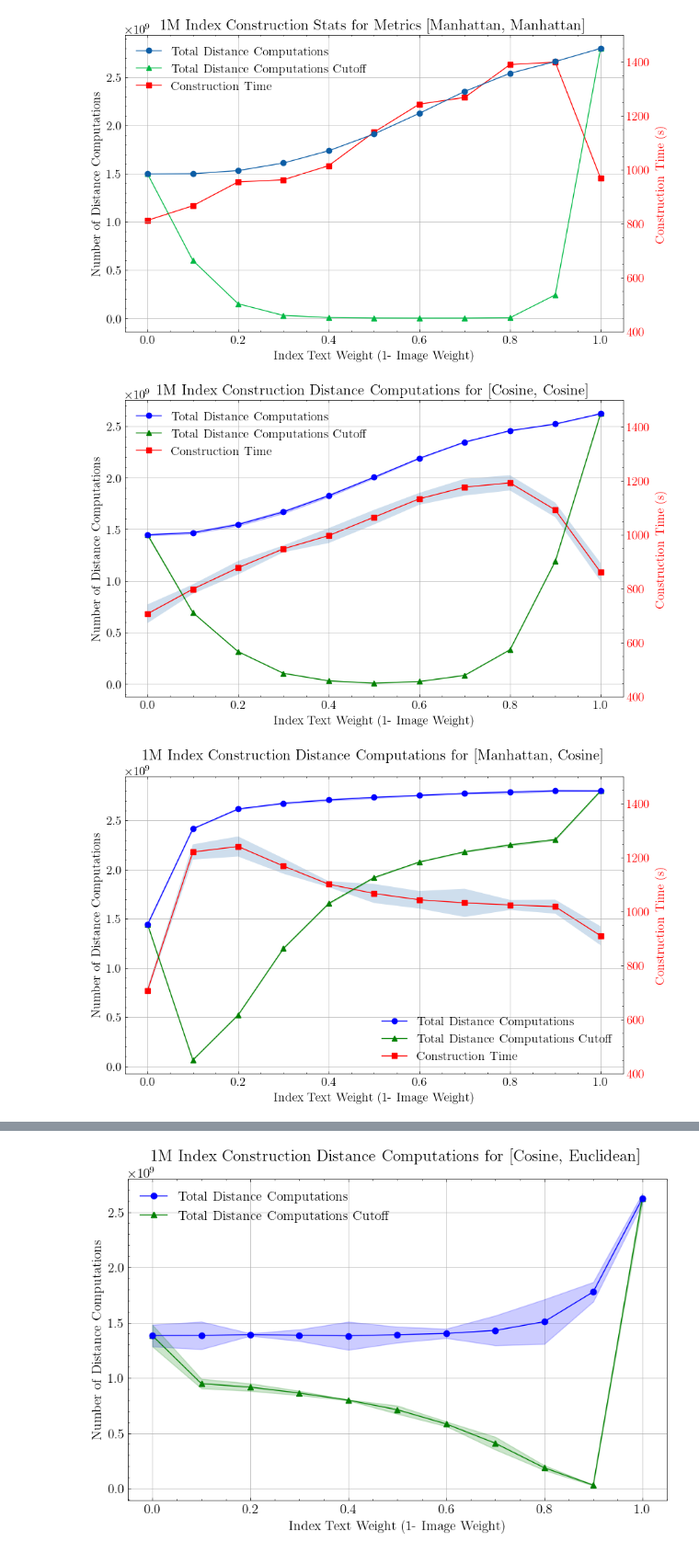
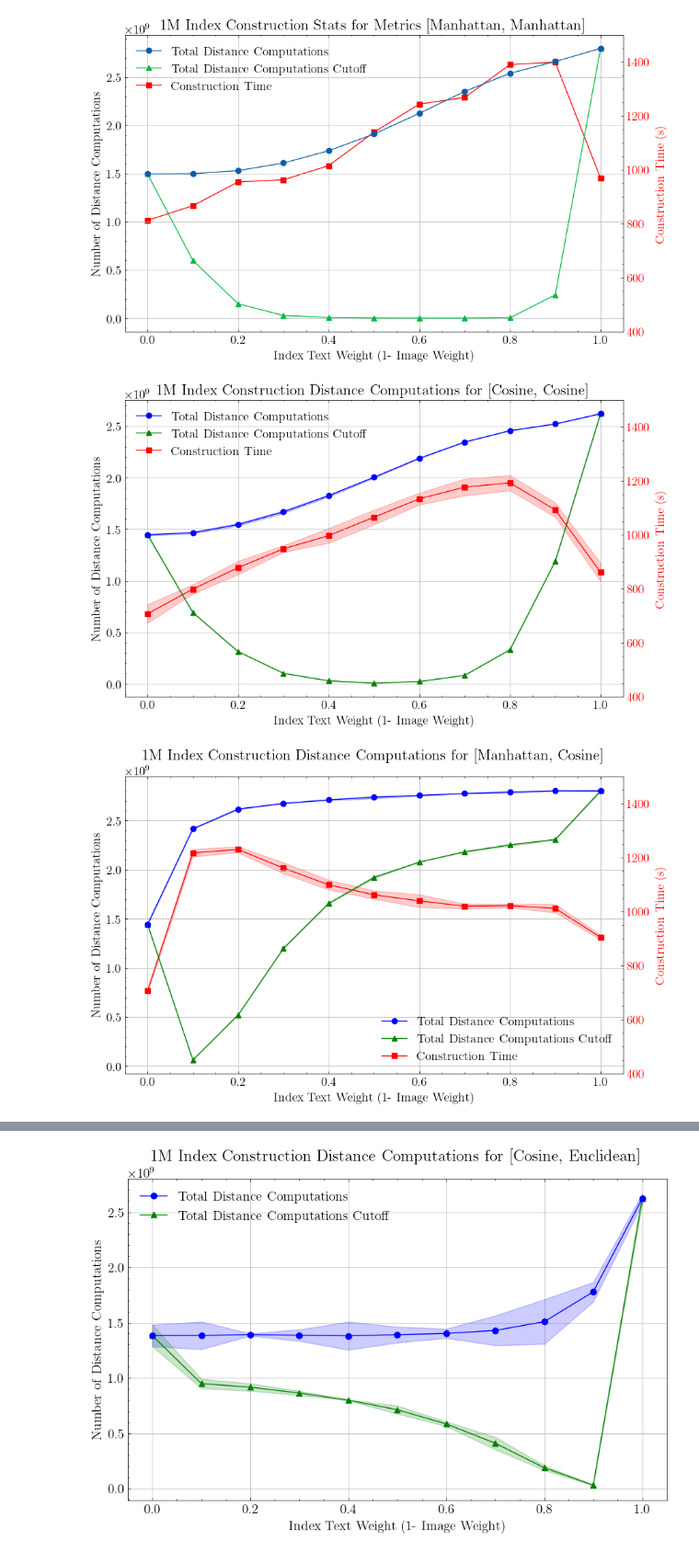
Before and after one commit to yavuzff/scalable-multimodal-similarity-search, a Jupyter notebook: notebooks/plot_graphs_weights_exp.ipynb, the cells around one changed output, grey strips where cells are left out. Shown at 92% size. Drawn from its saved outputs; the diff is of its cells as text; code cells hidden in the pictures.

```diff
--- a/notebooks/plot_graphs_weights_exp.ipynb
+++ b/notebooks/plot_graphs_weights_exp.ipynb
@@ -333,7 +313,7 @@ plot_construction_distance_calls(params, times, total_distance_calls, num_lazy_d
 [figure]
 # %%
 seed = 60
-params, times, _, _, total_distance_calls, num_lazy_distance_cutoffs = get_construction_data_per_metric_and_seed(["cosine", "euclidean"], seed=seed)
+params, times, _, _, total_distance_calls, num_lazy_distance_cutoffs = get_construction_data_per_metric_and_seed(["cosine", "euclidean"], seed=seed, base_folder=STATS_BASE_FOLDER)
 plot_construction_distance_calls(params, times, total_distance_calls, num_lazy_distance_cutoffs, plot_time=True, index_seed=seed)
 # %% [output]
 [figure]
@@ -384,13 +364,13 @@ plot_construction_distance_calls(params, times, total_distance_calls, num_lazy_d
 # %%
 seed = 60
 normalised = "normalised/"
-params, times, num_compute_distance_calls, num_lazy_distance_calls, total_distance_calls, num_lazy_distance_cutoffs = get_construction_data_per_metric_and_seed(["manhattan", "manhattan"], seed=60, normalised=normalised)
+params, times, num_compute_distance_calls, num_lazy_distance_calls, total_distance_calls, num_lazy_distance_cutoffs = get_construction_data_per_metric_and_seed(["manhattan", "manhattan"], seed=60, normalised=normalised, base_folder=STATS_BASE_FOLDER)
 
 plot_construction_distance_calls(params, times, total_distance_calls, num_lazy_distance_cutoffs, plot_time=True, index_seed=seed, normalised=normalised)
 # %% [output]
 [figure]
 # %%
-def plot_construction_distance_calls_only_with_ci(params, total_distance_calls, num_lazy_distance_cutoffs, plot_dir=PLOT_DIR, times=None, time_confidence=0.95):
+def plot_construction_distance_calls_only_with_ci(params, total_distance_calls, num_lazy_distance_cutoffs, plot_dir=PLOT_DIR, times=None, time_confidence=0.95, no_reorder_times=None):
     # plot the distance calls for each text weight
     fig, ax = plt.subplots(figsize=(10, 6))
     assert len(total_distance_calls) == len(num_lazy_distance_cutoffs), f"Length mismatch: {len(total_distance_calls)} vs {len(num_lazy_distance_cutoffs)}"
@@ -405,8 +385,17 @@ def plot_construction_distance_calls_only_with_ci(params, total_distance_calls,
     # plot times on the same plot but on the right y-axis
     if plot_time:
         ax1 = ax
-        ax1.plot(times.keys(), times_means, label="Construction Time", color='red', marker='s', zorder=20)
-        ax1.fill_between(times.keys(), times_means-times_cis, times_means+times_cis, alpha=0.2, zorder=19)
+
+        # plot times
+        ax1.plot(times.keys(), times_means, label="Time With Lazy Computations", color='red', marker='s', zorder=20)
+        ax1.fill_between(times.keys(), times_means-times_cis, times_means+times_cis, color='red', alpha=0.2, zorder=19)
+
+        # plot no-reorder times
+        if no_reorder_times is not None:
+            no_reorder_means, no_reorder_cis = compute_means_and_cis_from_dict_of_list(no_reorder_times, time_confidence)
+            ax1.plot(no_reorder_times.keys(), no_reorder_means, label="Time Without Lazy Computations", color='orange', marker='s', zorder=20)
+            ax1.fill_between(times.keys(), no_reorder_means-no_reorder_cis, no_reorder_means+no_reorder_cis, color='orange', alpha=0.2, zorder=19)
+
         ax1.set_ylim(400, 1500)
         ax1.set_ylabel("Construction Time (s)", color='red')
         ax1.tick_params(axis='y', labelcolor='red')
@@ -458,14 +447,15 @@ def plot_construction_distance_calls_only_with_ci(params, total_distance_calls,
     # save plot
     if not os.path.exists(f"{plot_dir}/weights-construction"):
         os.makedirs(f"{plot_dir}/weights-construction")
-    plt.savefig(f"{plot_dir}/weights-construction/distance_calls_with_ci_{params.index_size}_{params.metrics[0]}-{params.metrics[1]}_seed_MANY.pdf", dpi=FIGURE_DPI, bbox_inches='tight', format='pdf')
+    no_reorder_string = "with-no-reorder_" if no_reorder_times is not None else ""
+    plt.savefig(f"{plot_dir}/weights-construction/distance_calls_with_ci_" + no_reorder_string + f"{params.index_size}_{params.metrics[0]}-{params.metrics[1]}_seed_MANY.pdf", dpi=FIGURE_DPI, bbox_inches='tight', format='pdf')
     plt.show()
 # %%
 total_distance_calls = defaultdict(list)
 num_lazy_distance_cutoffs = defaultdict(list)
 all_times = defaultdict(list)
 for seed in [60, 50, 51, 61]:
-    params, times, _, _, total_distance_calls_temp, num_lazy_distance_cutoffs_temp = get_construction_data_per_metric_and_seed(["cosine", "cosine"], seed=seed)
+    params, times, _, _, total_distance_calls_temp, num_lazy_distance_cutoffs_temp = get_construction_data_per_metric_and_seed(["cosine", "cosine"], seed=seed, base_folder=STATS_BASE_FOLDER)
     keys = list(total_distance_calls_temp.keys())
     for key in keys:
         total_distance_calls[key].append(total_distance_calls_temp[key])
@@ -474,23 +464,23 @@ for seed in [60, 50, 51, 61]:
 
 plot_construction_distance_calls_only_with_ci(params, total_distance_calls, num_lazy_distance_cutoffs, times=all_times)
 # %% [output]
-[figure, old version]
+[figure, new version]
 # %%
 total_distance_calls = defaultdict(list)
 num_lazy_distance_cutoffs = defaultdict(list)
 all_times = defaultdict(list)
-for seed in [60, 100, 101]:
+for seed in [100, 101, 102]: #60, 100, 101, 102, 103
     if seed == 60:
         normalised=""
     else:
         normalised="normalised/"
-    params, times, _, _, total_distance_calls_temp, num_lazy_distance_cutoffs_temp = get_construction_data_per_metric_and_seed(["manhattan", "cosine"], seed=seed, normalised=normalised)
+    params, times, _, _, total_distance_calls_temp, num_lazy_distance_cutoffs_temp = get_construction_data_per_metric_and_seed(["manhattan", "cosine"], seed=seed, normalised=normalised, base_folder=STATS_BASE_FOLDER)
     keys = list(total_distance_calls_temp.keys())
     for key in keys:
         total_distance_calls[key].append(total_distance_calls_temp[key])
         num_lazy_distance_cutoffs[key].append(num_lazy_distance_cutoffs_temp[key])
         all_times[key].append(times[key][0])
 
 plot_construction_distance_calls_only_with_ci(params, total_distance_calls, num_lazy_distance_cutoffs, times=all_times)
 # %% [output]
-[figure, old version]
+[figure, new version]
```
Also changed, not shown: parts of 25 cells of this notebook, 3 other files.
